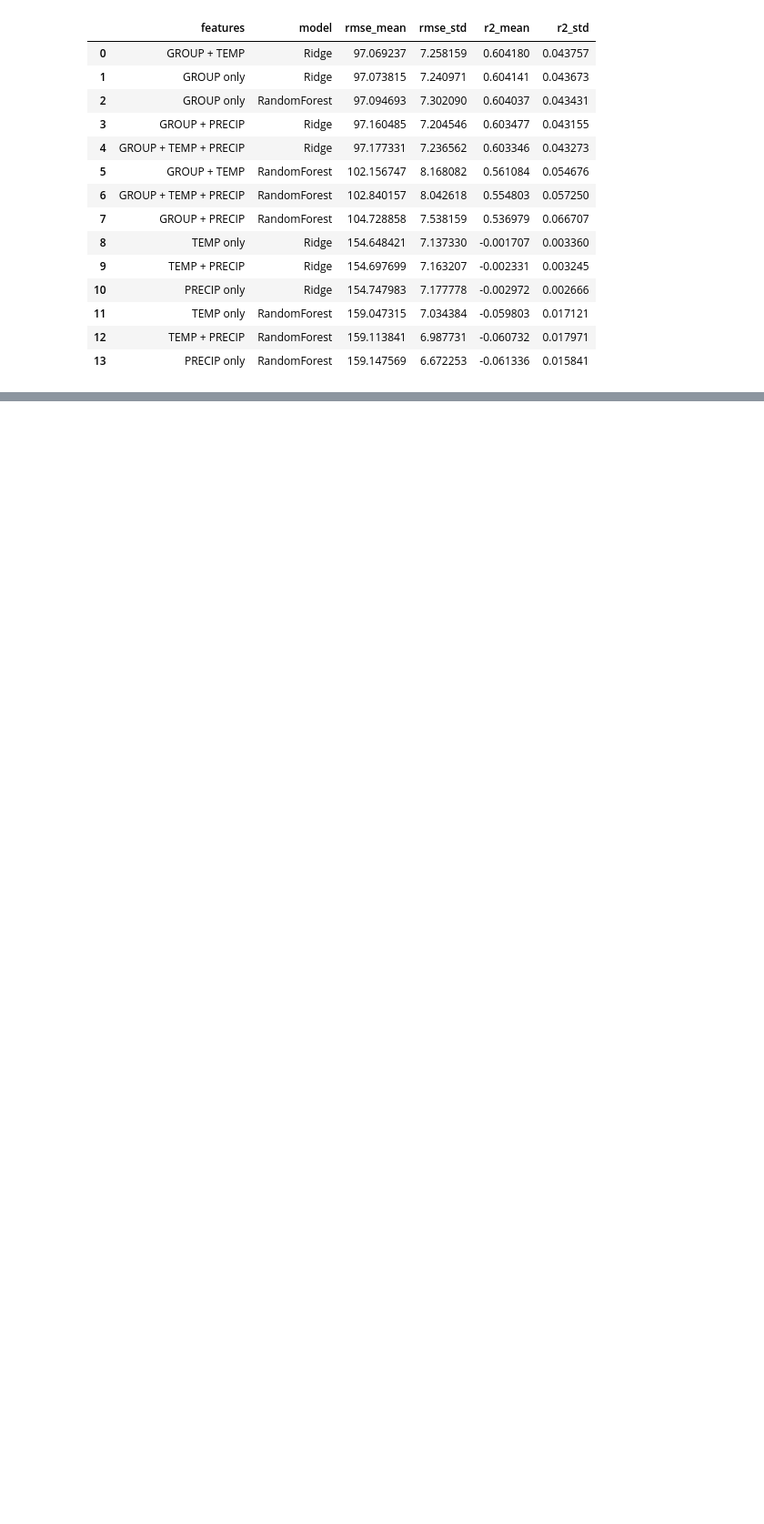
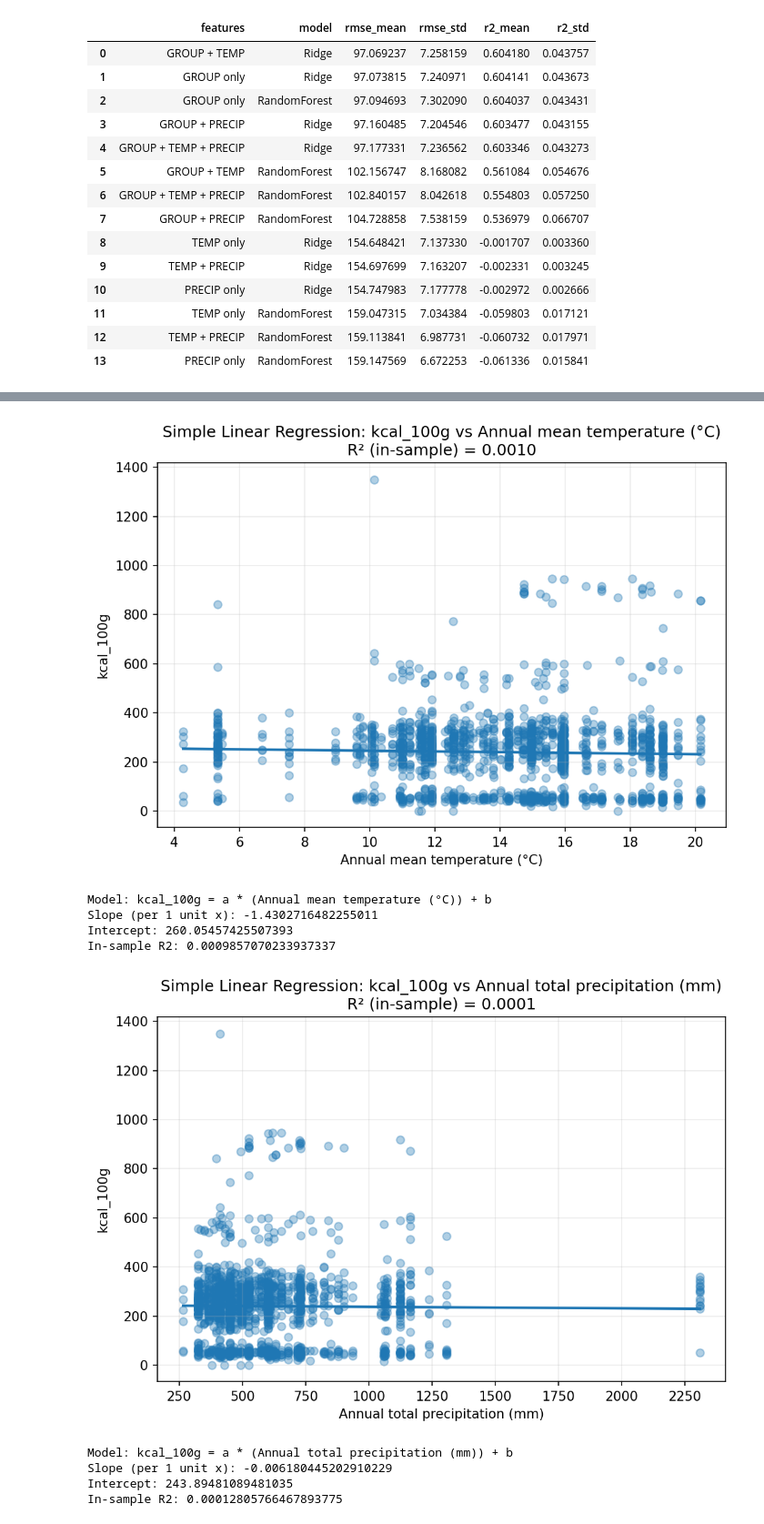
Before and after one commit to maliozdemir1/dsa210-project-impact-of-climate-on-gastronomic-diversity, a Jupyter notebook: MachineLearning.ipynb, the cells around one changed output, grey strips where cells are left out. Shown at 91% size. Saved outputs shown, nothing was run; the diff lists cells and outputs as text; code cells hidden in the pictures; blank space fills up the shorter version.

```diff
--- a/MachineLearning.ipynb
+++ b/MachineLearning.ipynb
@@ -756,0 +520,67 @@ Macro-F1: 0.077 ± 0.006
+# %%
+import numpy as np
+import pandas as pd
+import matplotlib.pyplot as plt
+from sklearn.linear_model import LinearRegression
+from sklearn.metrics import r2_score
+
+# --- Safety check ---
+if "foods_ml" not in globals():
+    raise RuntimeError("foods_ml not found. Run the food-level merge cell first (foods + climate -> foods_ml).")
+
+# Use only the needed columns and drop missing
+df = foods_ml[["kcal_100g", "temp_annual_mean", "prec_annual_total"]].copy()
+df = df.dropna(subset=["kcal_100g", "temp_annual_mean", "prec_annual_total"]).reset_index(drop=True)
+
+y = df["kcal_100g"].values
+
+def plot_simple_lr(x_col, x_label):
+    x = df[[x_col]].values  # shape (n,1)
+
+    model = LinearRegression()
+    model.fit(x, y)
+
+    # Predictions for line
+    x_line = np.linspace(df[x_col].min(), df[x_col].max(), 200).reshape(-1, 1)
+    y_line = model.predict(x_line)
+
+    # R2 on the same data (for visualization, not "generalization")
+    y_hat = model.predict(x)
+    r2 = r2_score(y, y_hat)
+
+    # Plot
+    plt.figure(figsize=(7,5), dpi=150)
+    plt.scatter(df[x_col], y, alpha=0.35)
+    plt.plot(x_line.ravel(), y_line, linewidth=2)
+    plt.xlabel(x_label)
+    plt.ylabel("kcal_100g")
+    plt.title(f"Simple Linear Regression: kcal_100g vs {x_label}\nR² (in-sample) = {r2:.4f}")
+    plt.grid(True, alpha=0.25)
+    plt.tight_layout()
+    plt.show()
+
+    # Print slope/intercept (nice to mention in report)
+    print(f"\n{kcal_text(x_label)}")
+    print("Slope (per 1 unit x):", float(model.coef_[0]))
+    print("Intercept:", float(model.intercept_))
+    print("In-sample R2:", float(r2))
+
+def kcal_text(x_label):
+    return f"Model: kcal_100g = a * ({x_label}) + b"
+
+# 1) kcal vs temperature
+plot_simple_lr("temp_annual_mean", "Annual mean temperature (°C)")
+
+# 2) kcal vs precipitation
+plot_simple_lr("prec_annual_total", "Annual total precipitation (mm)")
+# %% [output]
+[figure, added]
+Model: kcal_100g = a * (Annual mean temperature (°C)) + b
+Slope (per 1 unit x): -1.4302716482255011
+Intercept: 260.05457425507393
+In-sample R2: 0.0009857070233937337
+[figure, added]
+Model: kcal_100g = a * (Annual total precipitation (mm)) + b
+Slope (per 1 unit x): -0.006180445202910229
+Intercept: 243.89481089481035
+In-sample R2: 0.00012805766467893775
```
Also changed, not shown: parts of 12 cells of this notebook.
